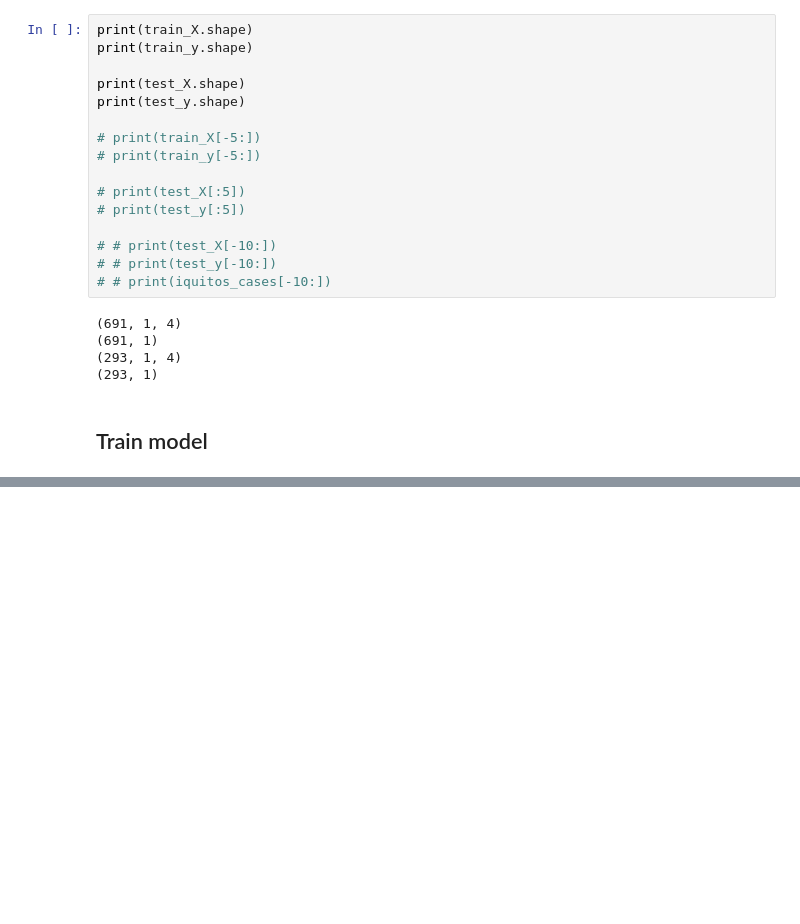
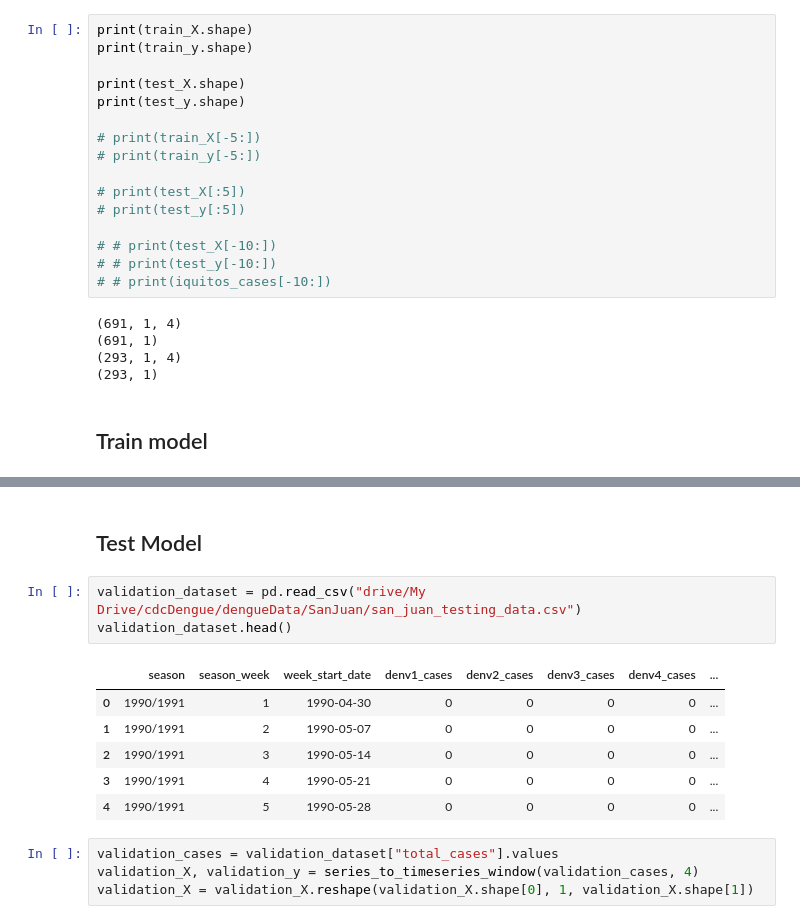
Before and after one commit to elapuestojoe/cdcDengue, a Jupyter notebook: SanJuanModels/1Weeks/LSTM_1Weeks_SanJuan.ipynb, the cells around one changed output, grey strips where cells are left out. Cells and saved outputs as stored; diff of their text form; blank space fills up the shorter version.

```diff
--- a/SanJuanModels/1Weeks/LSTM_1Weeks_SanJuan.ipynb
+++ b/SanJuanModels/1Weeks/LSTM_1Weeks_SanJuan.ipynb
@@ -188,0 +186,16 @@ print(error)
+# %% [markdown]
+## Test Model
+# %%
+validation_dataset = pd.read_csv("drive/My Drive/cdcDengue/dengueData/SanJuan/san_juan_testing_data.csv")
+validation_dataset.head()
+# %% [output]
+|  | season | season_week | week_start_date | denv1_cases | denv2_cases | denv3_cases | denv4_cases | ... |
+| 0 | 1990/1991 | 1 | 1990-04-30 | 0 | 0 | 0 | 0 | ... |
+| 1 | 1990/1991 | 2 | 1990-05-07 | 0 | 0 | 0 | 0 | ... |
+| 2 | 1990/1991 | 3 | 1990-05-14 | 0 | 0 | 0 | 0 | ... |
+| 3 | 1990/1991 | 4 | 1990-05-21 | 0 | 0 | 0 | 0 | ... |
+| 4 | 1990/1991 | 5 | 1990-05-28 | 0 | 0 | 0 | 0 | ... |
+# %%
+validation_cases = validation_dataset["total_cases"].values
+validation_X, validation_y = series_to_timeseries_window(validation_cases, 4)
+validation_X = validation_X.reshape(validation_X.shape[0], 1, validation_X.shape[1])
```
Also changed, not shown: parts of 6 cells of this notebook, 6 other files.
